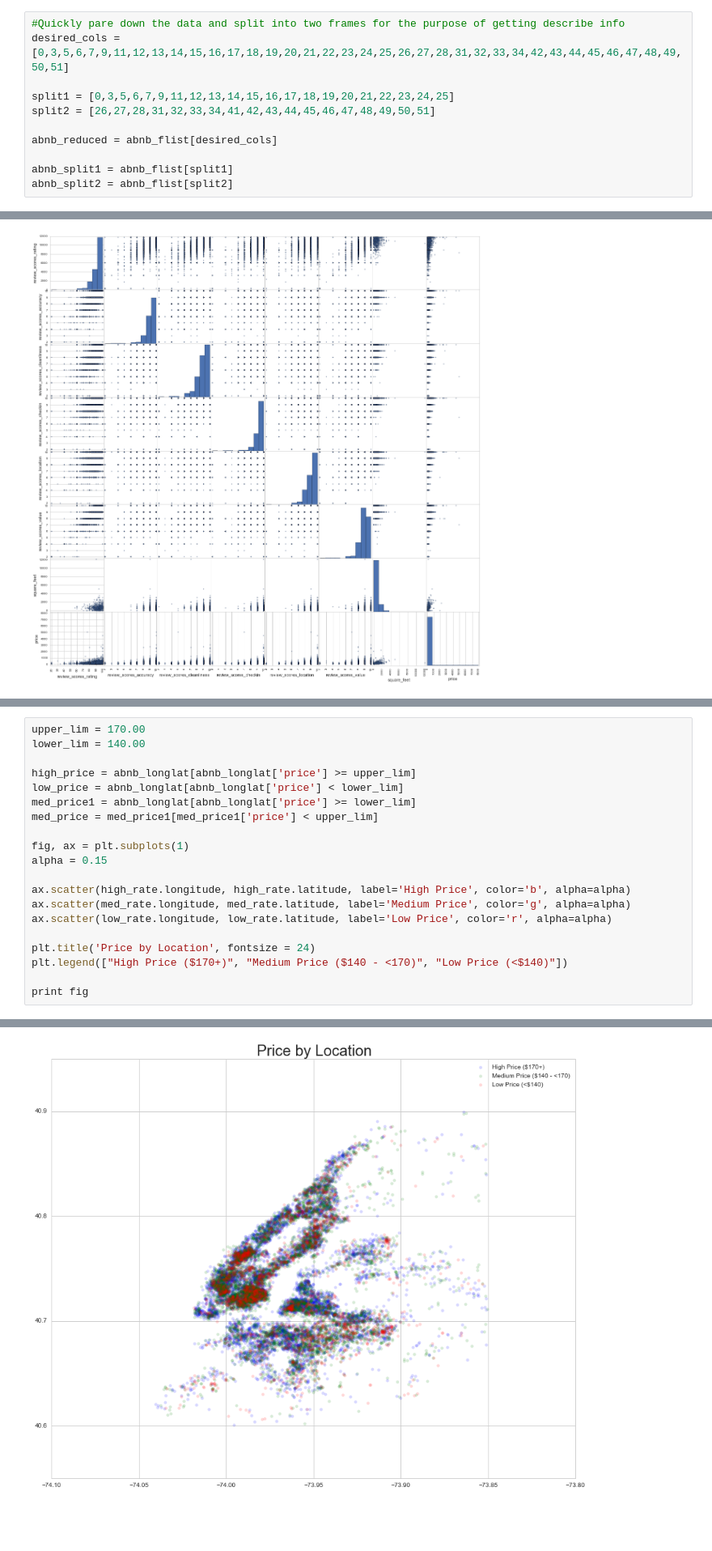
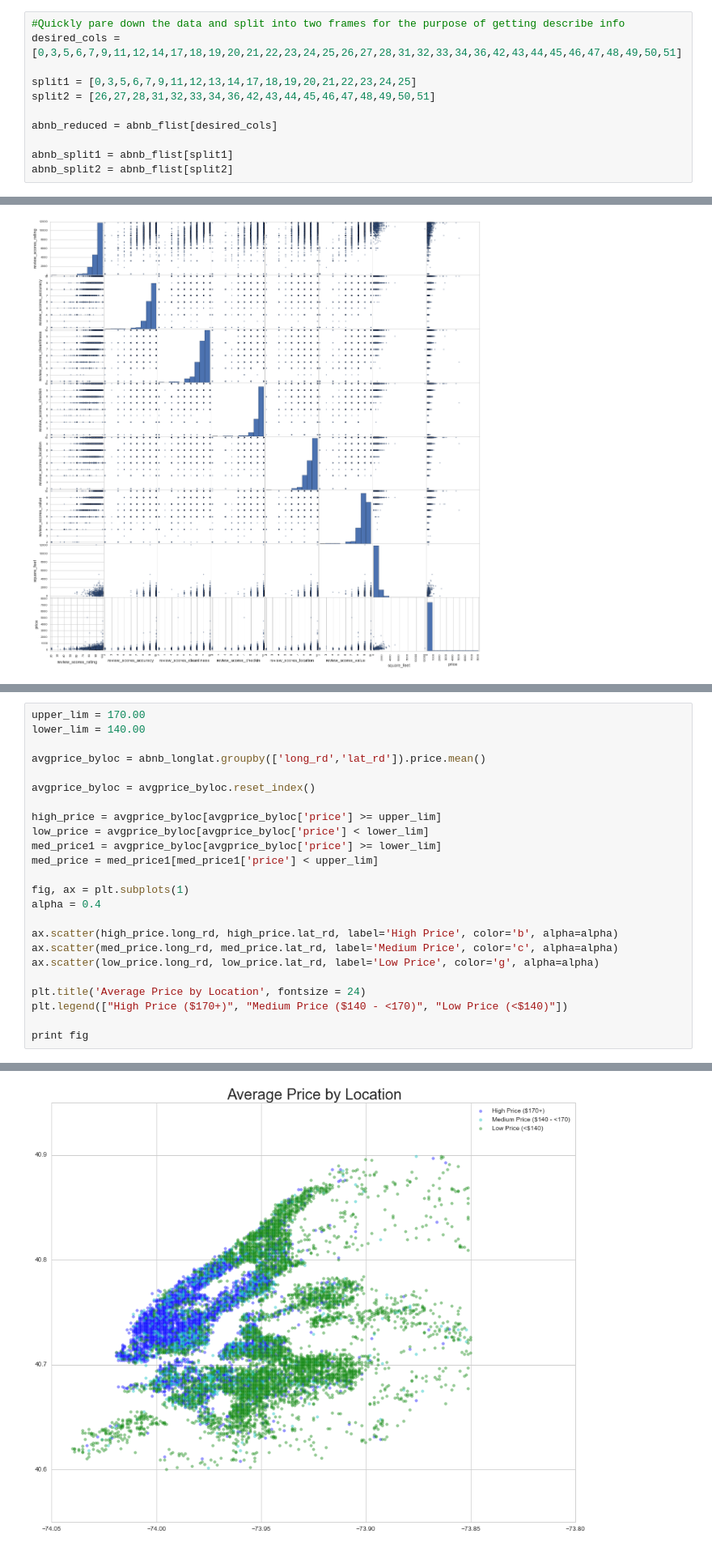
Before and after one commit to duncancfraser/GA_DS18, a Jupyter notebook: Project/Exploration/AirBnB NYC.ipynb, the cells around one changed output, grey strips where cells are left out. Shown at 81% size. Cells and saved outputs as stored; diff of their text form; blank space fills up the shorter version.

```diff
--- a/Project/Exploration/AirBnB NYC.ipynb
+++ b/Project/Exploration/AirBnB NYC.ipynb
@@ -77,9 +123,9 @@ for i in range(len(list)):
 # %%
 #Quickly pare down the data and split into two frames for the purpose of getting describe info
-desired_cols = [0,3,5,6,7,9,11,12,13,14,15,16,17,18,19,20,21,22,23,24,25,26,27,28,31,32,33,34,42,43,44,45,46,47,48,49,50,51]
+desired_cols = [0,3,5,6,7,9,11,12,14,17,18,19,20,21,22,23,24,25,26,27,28,31,32,33,34,36,42,43,44,45,46,47,48,49,50,51]
 
-split1 = [0,3,5,6,7,9,11,12,13,14,15,16,17,18,19,20,21,22,23,24,25]
-split2 = [26,27,28,31,32,33,34,41,42,43,44,45,46,47,48,49,50,51]
+split1 = [0,3,5,6,7,9,11,12,13,14,17,18,19,20,21,22,23,24,25]
+split2 = [26,27,28,31,32,33,34,36,42,43,44,45,46,47,48,49,50,51]
 
 abnb_reduced = abnb_flist[desired_cols]
 
@@ -355,26 +553,30 @@ pandas.core.series.Series
 # %%
 upper_lim = 170.00
 lower_lim = 140.00
 
-high_price = abnb_longlat[abnb_longlat['price'] >= upper_lim]
-low_price = abnb_longlat[abnb_longlat['price'] < lower_lim]
-med_price1 = abnb_longlat[abnb_longlat['price'] >= lower_lim]
+avgprice_byloc = abnb_longlat.groupby(['long_rd','lat_rd']).price.mean()
+
+avgprice_byloc = avgprice_byloc.reset_index()
+
+high_price = avgprice_byloc[avgprice_byloc['price'] >= upper_lim]
+low_price = avgprice_byloc[avgprice_byloc['price'] < lower_lim]
+med_price1 = avgprice_byloc[avgprice_byloc['price'] >= lower_lim]
 med_price = med_price1[med_price1['price'] < upper_lim]
 
 fig, ax = plt.subplots(1)
-alpha = 0.15
+alpha = 0.4
 
-ax.scatter(high_rate.longitude, high_rate.latitude, label='High Price', color='b', alpha=alpha)
-ax.scatter(med_rate.longitude, med_rate.latitude, label='Medium Price', color='g', alpha=alpha)
-ax.scatter(low_rate.longitude, low_rate.latitude, label='Low Price', color='r', alpha=alpha)
+ax.scatter(high_price.long_rd, high_price.lat_rd, label='High Price', color='b', alpha=alpha)
+ax.scatter(med_price.long_rd, med_price.lat_rd, label='Medium Price', color='c', alpha=alpha)
+ax.scatter(low_price.long_rd, low_price.lat_rd, label='Low Price', color='g', alpha=alpha)
 
-plt.title('Price by Location', fontsize = 24)
+plt.title('Average Price by Location', fontsize = 24)
 plt.legend(["High Price ($170+)", "Medium Price ($140 - <170)", "Low Price (<$140)"])
 
 print fig
 # %% [output]
 Figure(1800x1440)
-[figure, old version]
+[figure, new version]
 # %%
 nabe_price_grp = abnb_reduced.groupby('neighbourhood_cleansed').price.mean()
 
```
Also changed, not shown: parts of 54 cells of this notebook, 1 other file.
